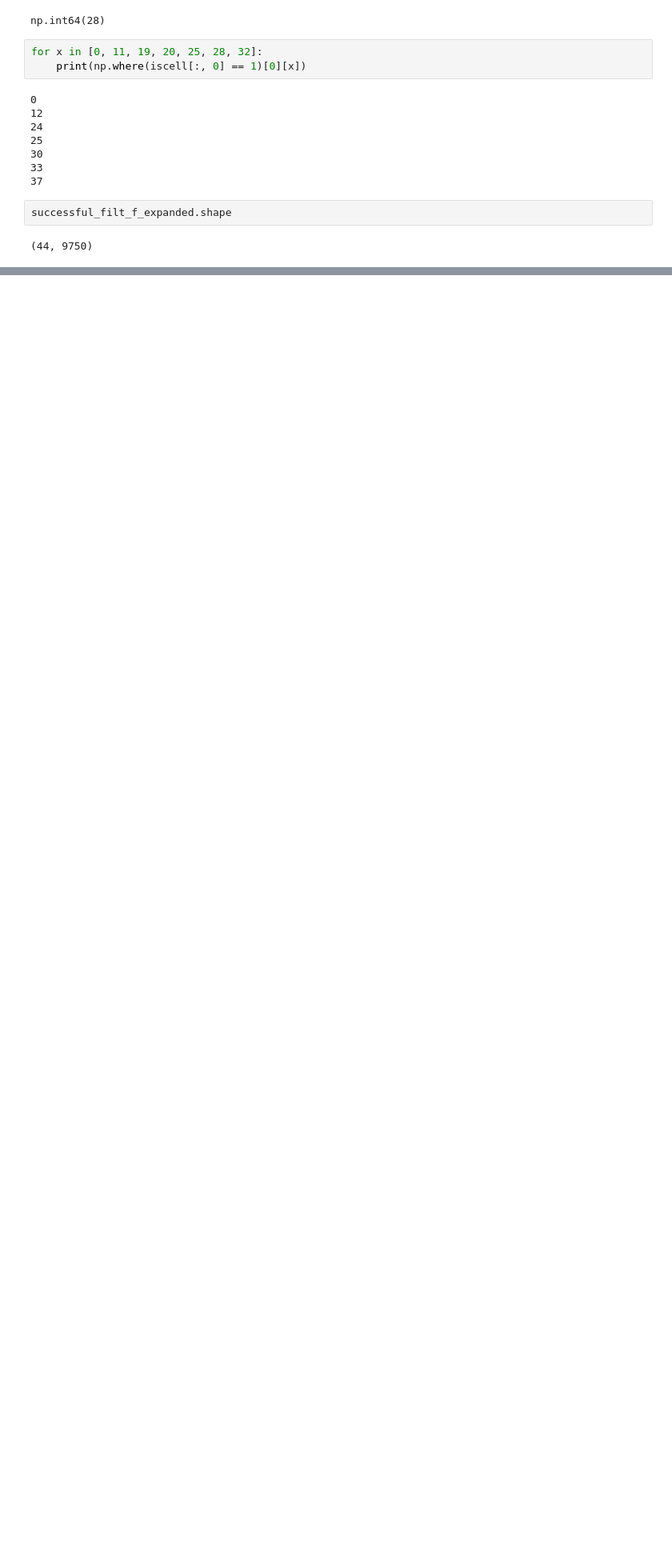
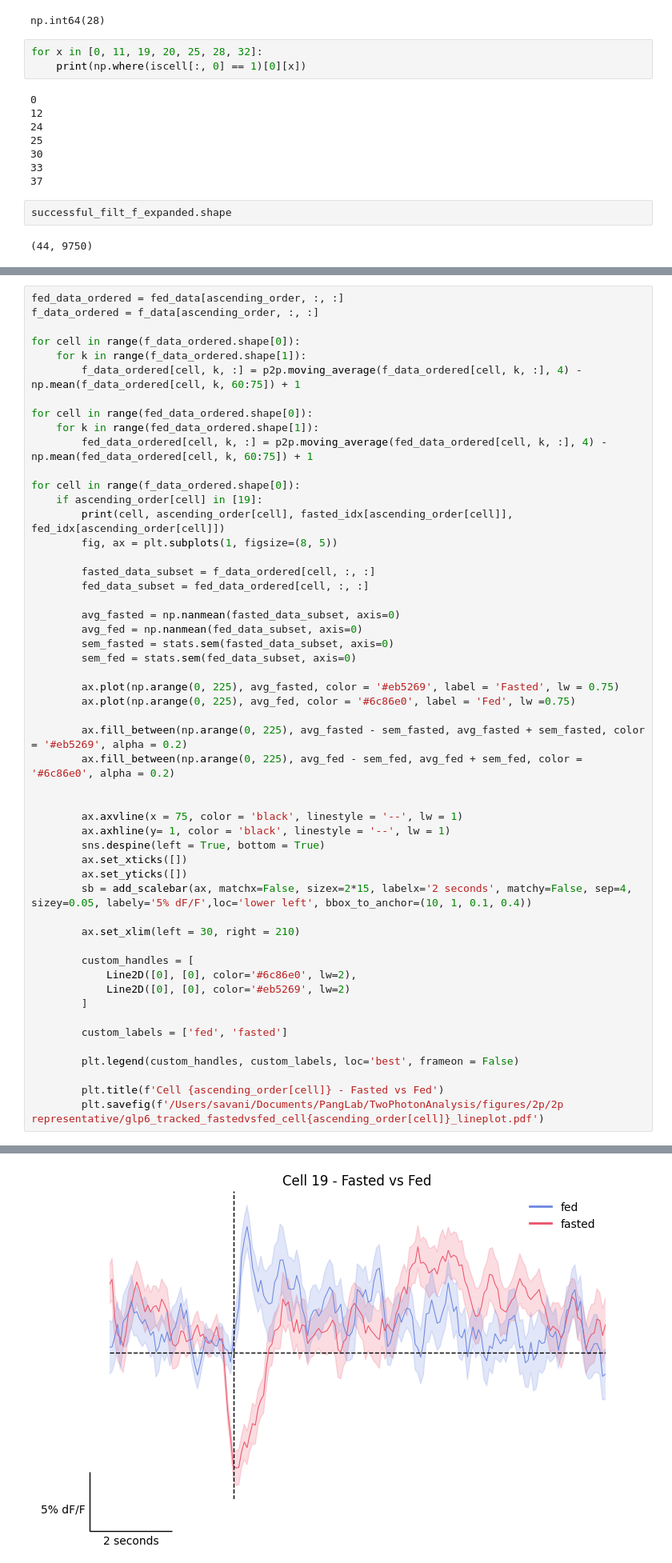
Before and after one commit to RohanSavani/PVN_GLP1R_2P, a Jupyter notebook: src/notebooks/single_rec_viz.ipynb, the cells around one changed output, grey strips where cells are left out. Shown at 80% size. Cells and saved outputs as stored; diff of their text form; blank space fills up the shorter version.

```diff
--- a/src/notebooks/single_rec_viz.ipynb
+++ b/src/notebooks/single_rec_viz.ipynb
@@ -441,0 +567,53 @@ array([ 6, 27, 26, 33, 29])
+# %%
+fed_data_ordered = fed_data[ascending_order, :, :]
+f_data_ordered = f_data[ascending_order, :, :]
+
+for cell in range(f_data_ordered.shape[0]):
+    for k in range(f_data_ordered.shape[1]):
+        f_data_ordered[cell, k, :] = p2p.moving_average(f_data_ordered[cell, k, :], 4) - np.mean(f_data_ordered[cell, k, 60:75]) + 1
+
+for cell in range(fed_data_ordered.shape[0]):
+    for k in range(fed_data_ordered.shape[1]):
+        fed_data_ordered[cell, k, :] = p2p.moving_average(fed_data_ordered[cell, k, :], 4) - np.mean(fed_data_ordered[cell, k, 60:75]) + 1
+
+for cell in range(f_data_ordered.shape[0]):
+    if ascending_order[cell] in [19]:
+        print(cell, ascending_order[cell], fasted_idx[ascending_order[cell]], fed_idx[ascending_order[cell]])
+        fig, ax = plt.subplots(1, figsize=(8, 5))
+
+        fasted_data_subset = f_data_ordered[cell, :, :]
+        fed_data_subset = fed_data_ordered[cell, :, :]
+
+        avg_fasted = np.nanmean(fasted_data_subset, axis=0)
+        avg_fed = np.nanmean(fed_data_subset, axis=0)
+        sem_fasted = stats.sem(fasted_data_subset, axis=0)
+        sem_fed = stats.sem(fed_data_subset, axis=0)
+
+        ax.plot(np.arange(0, 225), avg_fasted, color = '#eb5269', label = 'Fasted', lw = 0.75)
+        ax.plot(np.arange(0, 225), avg_fed, color = '#6c86e0', label = 'Fed', lw =0.75)
+
+        ax.fill_between(np.arange(0, 225), avg_fasted - sem_fasted, avg_fasted + sem_fasted, color = '#eb5269', alpha = 0.2)
+        ax.fill_between(np.arange(0, 225), avg_fed - sem_fed, avg_fed + sem_fed, color = '#6c86e0', alpha = 0.2)
+
+
+        ax.axvline(x = 75, color = 'black', linestyle = '--', lw = 1)
+        ax.axhline(y= 1, color = 'black', linestyle = '--', lw = 1)
+        sns.despine(left = True, bottom = True)
+        ax.set_xticks([])
+        ax.set_yticks([])
+        sb = add_scalebar(ax, matchx=False, sizex=2*15, labelx='2 seconds', matchy=False, sep=4, sizey=0.05, labely='5% dF/F',loc='lower left', bbox_to_anchor=(10, 1, 0.1, 0.4))
+
+        ax.set_xlim(left = 30, right = 210)
+
+        custom_handles = [
+            Line2D([0], [0], color='#6c86e0', lw=2),
+            Line2D([0], [0], color='#eb5269', lw=2)
+        ]
+
+        custom_labels = ['fed', 'fasted']
+
+        plt.legend(custom_handles, custom_labels, loc='best', frameon = False)
+
+        plt.title(f'Cell {ascending_order[cell]} - Fasted vs Fed')
+        plt.savefig(f'/Users/savani/Documents/PangLab/TwoPhotonAnalysis/figures/2p/2p representative/glp6_tracked_fastedvsfed_cell{ascending_order[cell]}_lineplot.pdf')
+# %% [output]
@@ -441,0 +621 @@ array([ 6, 27, 26, 33, 29])
+[figure, added]
```
Also changed, not shown: parts of 11 cells of this notebook, 12 other files.
